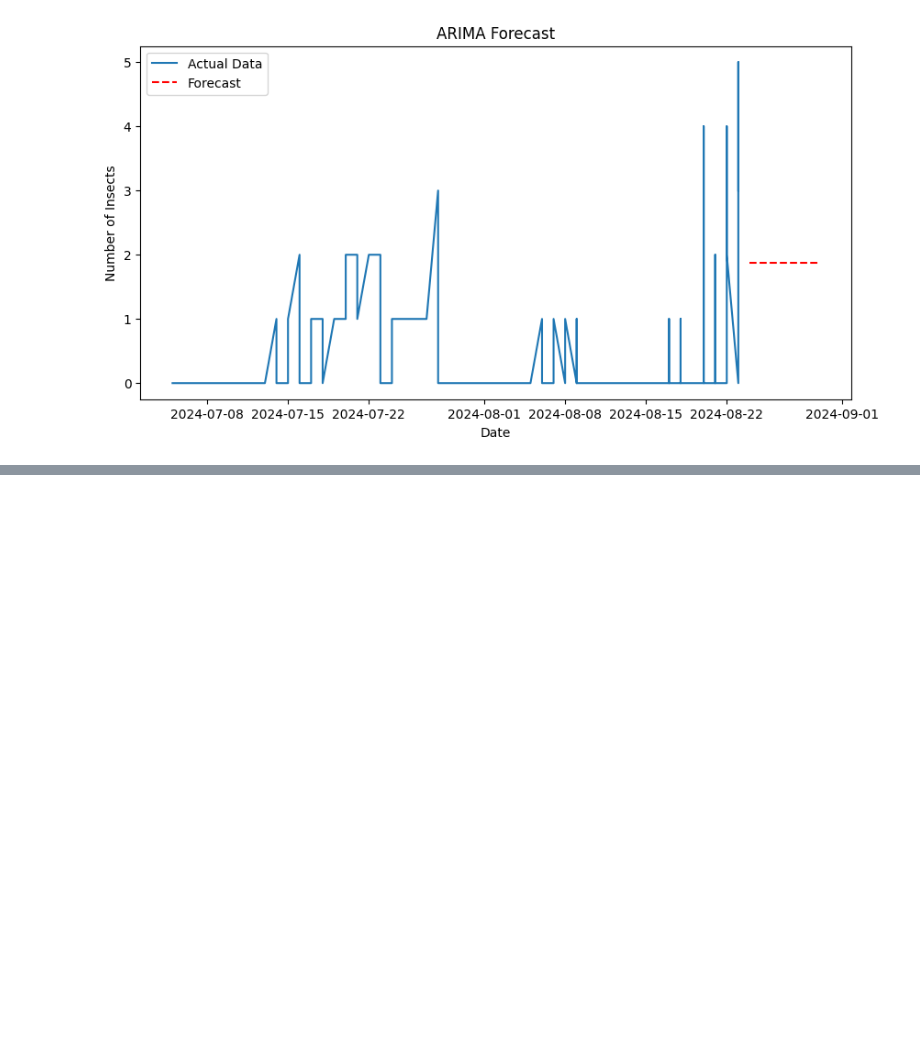
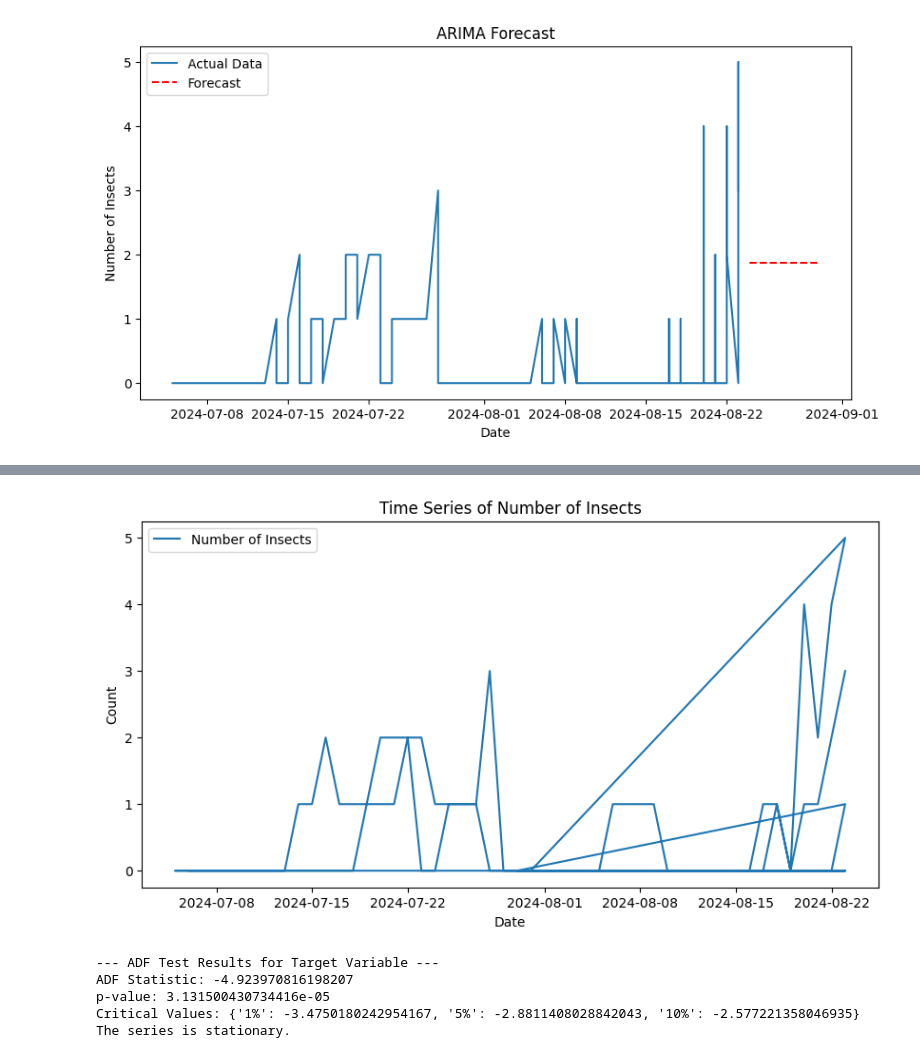
Before and after one commit to raz0208/Agritech-Pest-Prediction, a Jupyter notebook: Agritech_Pest_Prediction_Time_Series_Analysis.ipynb, the cells around one changed output, grey strips where cells are left out. Drawn from its saved outputs; the diff is of its cells as text; code cells hidden in the pictures; blank space fills up the shorter version.

```diff
--- a/Agritech_Pest_Prediction_Time_Series_Analysis.ipynb
+++ b/Agritech_Pest_Prediction_Time_Series_Analysis.ipynb
@@ -465,0 +470,3 @@ plt.show()
+# %%
+# Load datasets
+Merged_Dataset_df = pd.read_csv('/content/Final_Merged_Dataset_Cleaned.csv')
@@ -465,0 +495,14 @@ plt.show()
+# %%
+##---## Final_Merged_Dataset_Cleaned ##---##
+
+# Convert 'Date' column to datetime format
+Merged_Dataset_df['Date'] = pd.to_datetime(Merged_Dataset_df['Date'])
+
+# # Sort dataset by 'Date'
+# Merged_Dataset_df = Merged_Dataset_df.sort_values(by='Date')
+
+# Display the first few rows after conversion and sorting
+print(Merged_Dataset_df.head())
+
+# set 'Date' column as index
+Merged_Dataset_df.set_index('Date', inplace=True)
@@ -465,0 +530,40 @@ plt.show()
+# %%
+##---## Final_Merged_Dataset_Cleaned ##---##
+
+# Select target variable
+target_variable = 'Number of Insects'
+
+# Select exogenous variables (external predictors)
+exogenous_vars = ['Average Temperature', 'Temp_low', 'Temp_high', 'Average Humidity',
+                  'Day Avg_temp', 'Day Min_temp', 'Day Max_temp', 'Day Avg_Humidity', 'Temp_change']
+
+# Plot time series
+plt.figure(figsize=(10, 5))
+plt.plot(Merged_Dataset_df[target_variable], label='Number of Insects')
+plt.title('Time Series of Number of Insects')
+plt.xlabel('Date')
+plt.ylabel('Count')
+plt.legend()
+plt.show()
+# %% [output]
+[figure, added]
+# %%
+# Check stationarity of the target variable
+def adf_test(series):
+    result = adfuller(series.dropna())
+    print("ADF Statistic:", result[0])
+    print("p-value:", result[1])
+    print("Critical Values:", result[4])
+    if result[1] <= 0.05:
+        print("The series is stationary.")
+    else:
+        print("The series is NOT stationary.")
+
+print("\n--- ADF Test Results for Target Variable ---")
+adf_test(Merged_Dataset_df[target_variable])
+# %% [output]
+--- ADF Test Results for Target Variable ---
+ADF Statistic: -4.923970816198207
+p-value: 3.131500430734416e-05
+Critical Values: {'1%': -3.4750180242954167, '5%': -2.8811408028842043, '10%': -2.577221358046935}
+The series is stationary.
```
Also changed, not shown: parts of 15 cells of this notebook.
